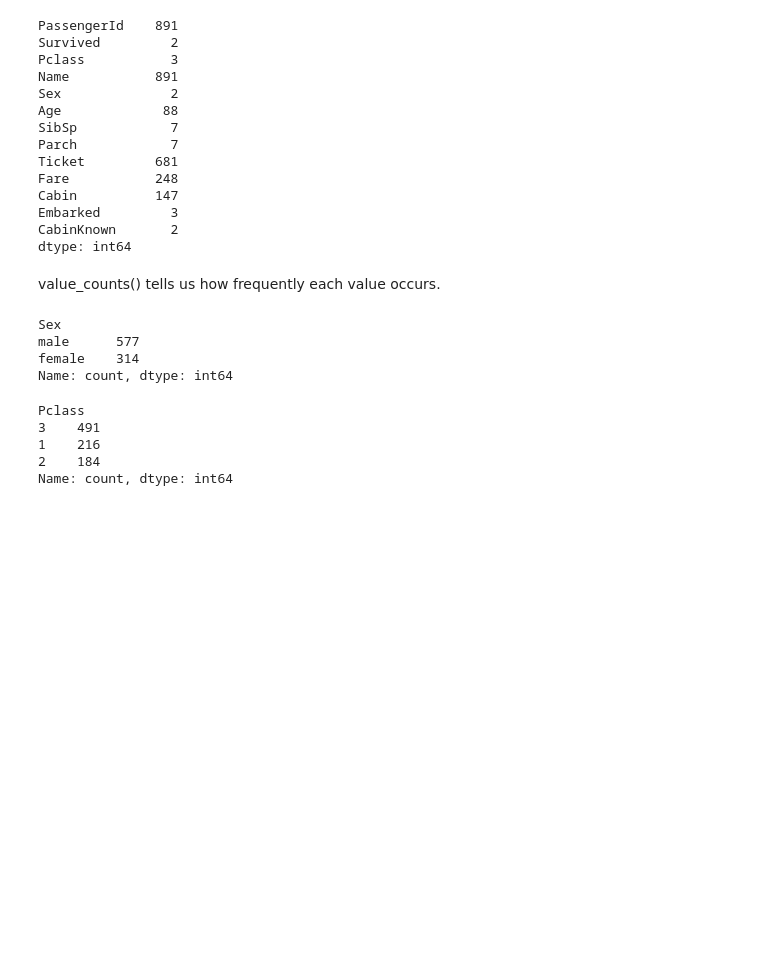
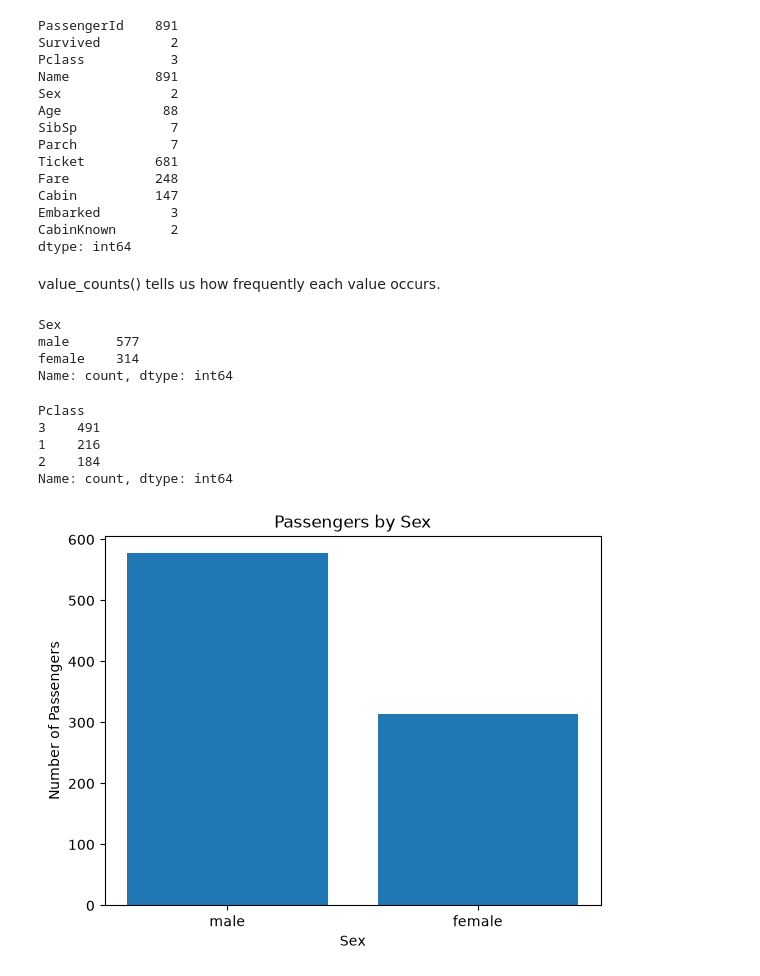
Before and after one commit to Monisha-star18/Python_learn, a Jupyter notebook: EDA/demo.ipynb, the cells around one changed output. Saved outputs shown, nothing was run; the diff lists cells and outputs as text; code cells hidden in the pictures; blank space fills up the shorter version.

```diff
--- a/EDA/demo.ipynb
+++ b/EDA/demo.ipynb
@@ -273,3 +273,15 @@ Pclass
 1    216
 2    184
 Name: count, dtype: int64
+# %%
+sex_count = df["Sex"].value_counts()
+
+plt.bar(sex_count.index, sex_count.values)
+
+plt.xlabel("Sex")
+plt.ylabel("Number of Passengers")
+plt.title("Passengers by Sex")
+
+plt.show()
+# %% [output]
+[figure, added]
```
